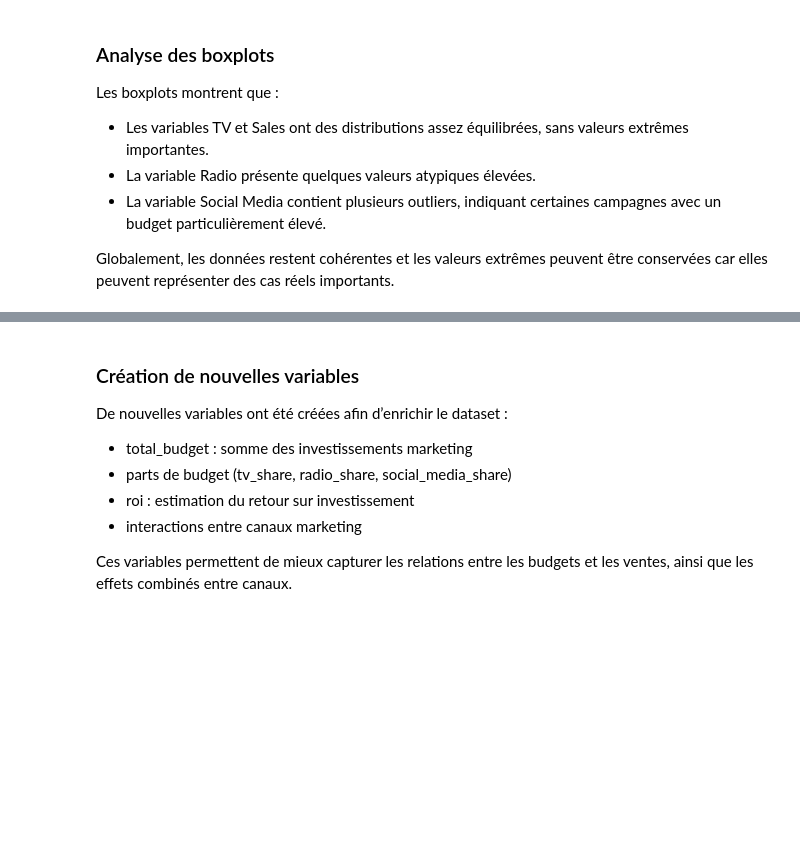
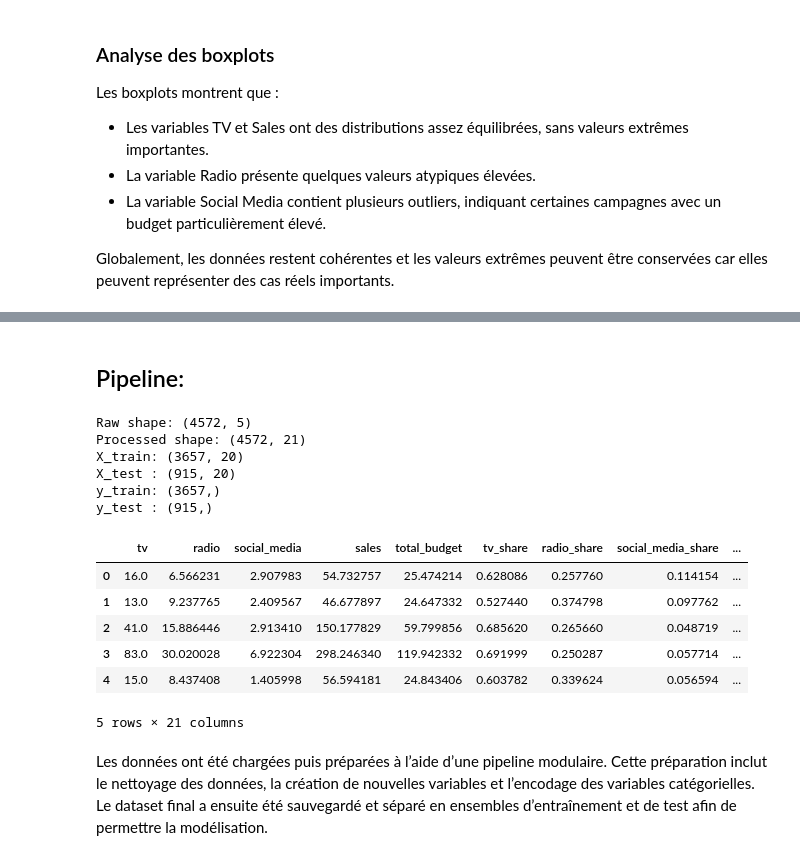
Before and after one commit to thelssa/marketing-roi-ml-project, a Jupyter notebook: notebook/01_eda_preprocessing.ipynb, the cells around one changed output, grey strips where cells are left out. Drawn from its saved outputs; the diff is of its cells as text; code cells hidden in the pictures; blank space fills up the shorter version.

Commit message:
Pipeline

```diff
--- a/notebook/01_eda_preprocessing.ipynb
+++ b/notebook/01_eda_preprocessing.ipynb
@@ -176,11 +164,0 @@ df["radio_social"] = df["radio"] * df["social_media"]
-# %% [markdown]
-### Création de nouvelles variables
-
-De nouvelles variables ont été créées afin d’enrichir le dataset :
-
-- total_budget : somme des investissements marketing
-- parts de budget (tv_share, radio_share, social_media_share)
-- roi : estimation du retour sur investissement
-- interactions entre canaux marketing
-
-Ces variables permettent de mieux capturer les relations entre les budgets et les ventes, ainsi que les effets combinés entre canaux.
@@ -193,0 +165,46 @@ df_prepared.to_csv("../data/prepared_marketing_data.csv", index=False)
+# %% [markdown]
+## Pipeline:
+# %%
+import sys
+import os
+import importlib
+
+sys.path.append(os.path.abspath("../"))
+
+import src.data_pipeline
+importlib.reload(src.data_pipeline)
+
+from src.data_pipeline import load_data, prepare_data, split_data, save_data
+
+df_raw = load_data("../data/marketing_and_sales.csv")
+print("Raw shape:", df_raw.shape)
+
+df_processed = prepare_data(df_raw)
+print("Processed shape:", df_processed.shape)
+
+save_data(df_processed, "../data/prepared_marketing_data.csv")
+
+X_train, X_test, y_train, y_test = split_data(df_processed, target="sales")
+
+print("X_train:", X_train.shape)
+print("X_test :", X_test.shape)
+print("y_train:", y_train.shape)
+print("y_test :", y_test.shape)
+
+display(df_processed.head())
+# %% [output]
+Raw shape: (4572, 5)
+Processed shape: (4572, 21)
+X_train: (3657, 20)
+X_test : (915, 20)
+y_train: (3657,)
+y_test : (915,)
+|  | tv | radio | social_media | sales | total_budget | tv_share | radio_share | social_media_share | ... |
+| 0 | 16.0 | 6.566231 | 2.907983 | 54.732757 | 25.474214 | 0.628086 | 0.257760 | 0.114154 | ... |
+| 1 | 13.0 | 9.237765 | 2.409567 | 46.677897 | 24.647332 | 0.527440 | 0.374798 | 0.097762 | ... |
+| 2 | 41.0 | 15.886446 | 2.913410 | 150.177829 | 59.799856 | 0.685620 | 0.265660 | 0.048719 | ... |
+| 3 | 83.0 | 30.020028 | 6.922304 | 298.246340 | 119.942332 | 0.691999 | 0.250287 | 0.057714 | ... |
+| 4 | 15.0 | 8.437408 | 1.405998 | 56.594181 | 24.843406 | 0.603782 | 0.339624 | 0.056594 | ... |
+5 rows × 21 columns
+# %% [markdown]
+Les données ont été chargées puis préparées à l’aide d’une pipeline modulaire. Cette préparation inclut le nettoyage des données, la création de nouvelles variables et l’encodage des variables catégorielles. Le dataset final a ensuite été sauvegardé et séparé en ensembles d’entraînement et de test afin de permettre la modélisation.
```
Also changed, not shown: parts of 10 cells of this notebook, 10 other files.
